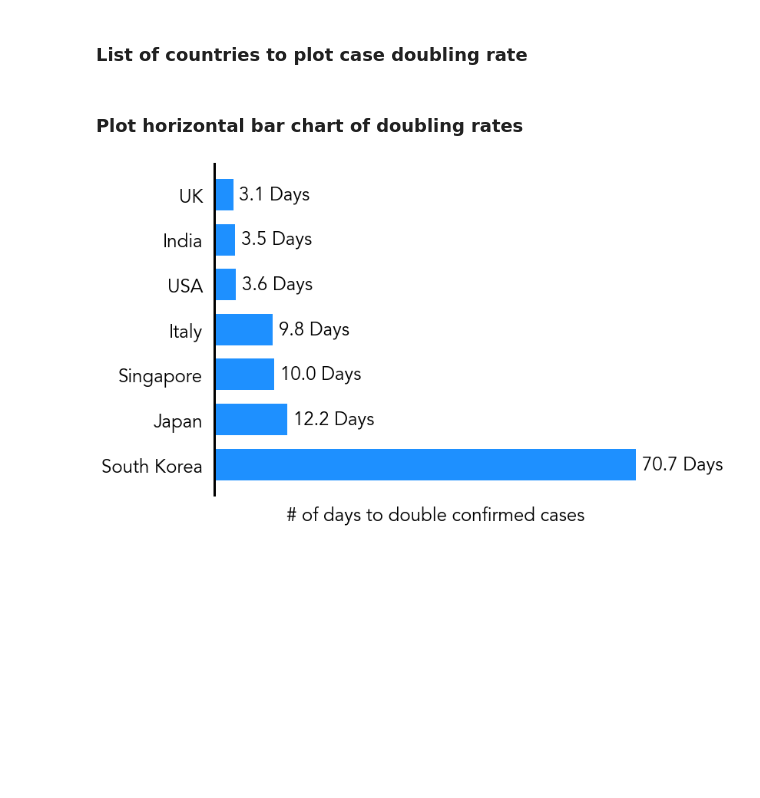
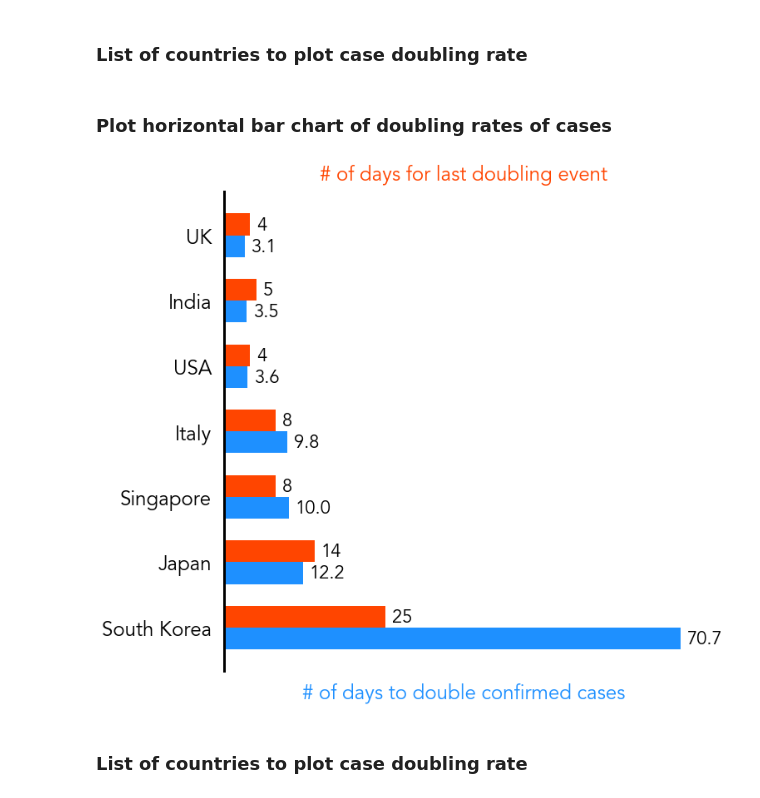
Before and after one commit to naveenv92/covid-19-visualization, a Jupyter notebook: covid_visualization.ipynb, the cells around one changed output. Drawn from its saved outputs; the diff is of its cells as text; code cells hidden in the pictures; blank space fills up the shorter version.

```diff
--- a/covid_visualization.ipynb
+++ b/covid_visualization.ipynb
@@ -91,7 +93,8 @@ for i in data_confirmed['Country/Region']:
         countries.append(i)
 
 # List of country names to highlight in the plot
-highlighted_countries = ['USA', 'UK', 'Italy', 'Spain', 'Japan', 'South Korea', 'India', 'Singapore']
+highlighted_countries = ['USA', 'UK', 'Italy', 'Spain', 'Japan', 'South Korea', 'India',
+                         'Singapore', 'Australia', 'Iran']
 # %% [markdown]
 ## Plot confirmed cases &ndash; starting at 100<sup>th</sup> case
 # %%
@@ -193,5 +202,5 @@ plt.show()
 # %%
-# Plot of confirmed cases
+# Plot of deaths
 
 # Change font and axis parameters
 mpl.rcParams['font.family'] = 'Avenir'
@@ -220,14 +229,14 @@ ax.yaxis.set_tick_params(which='major', size=15, width=3)
 ax.yaxis.set_tick_params(which='minor', size=10, width=3)
 
 # Add grid for readability of logarithmic axes
-ax.grid(color='#d9d9d9', linewidth=3, linestyle='--', alpha=0.5)
+ax.grid(color='#d9d9d9', linewidth=3, linestyle='--', alpha=0.3)
 
 # Range of plot (x-axis and y-axis)
 x_max = 41 # Days
 y_max = 3*10**4 # Cases
 
 # Padding for text labels
-left_pad = -0.5
+left_pad = -0.2
 
 # Lines for exponential increase (edit rate as desired)
 rate = [20] # percent change per day (list of values for plot)
@@ -255,10 +264,16 @@ for i in countries:
     if i in highlighted_countries and len(data) > 0:
         ax.plot(np.arange(0, len(data), 1), data, marker='o', ms=7, linewidth=2, color=colors(colorCounter), zorder=2)
         text = ax.text(len(data) + left_pad, data[-1], i, size=20, ha='left', va='center', color=colors(colorCounter))
-        text.set_path_effects([pe.Stroke(linewidth=4, foreground='w'), pe.Normal()])
+        text.set_path_effects([pe.Stroke(linewidth=5, foreground='w'), pe.Normal()])
         colorCounter += 1
     elif len(data) > 0 and showBackground:
         ax.plot(np.arange(0, len(data), 1), data, marker='o', linewidth=2, color=color_bg, alpha=0.2, zorder=1)
+
+# Plot China separately and truncate for comparison
+china_data = covidData('China', 3, 10)
+ax.plot(np.arange(0, x_max, 1), china_data[0:x_max], marker='o', ms=7, linewidth=2, color=colors(colorCounter), zorder=2)
+text = ax.text(x_max + left_pad, china_data[x_max], 'China (at ' + str(x_max - 1) + ' days)', size=20, ha='left', va='center', color=colors(colorCounter))
+text.set_path_effects([pe.Stroke(linewidth=5, foreground='w'), pe.Normal()])
 
 # Set x-axis tick intervals
 ax.xaxis.set_major_locator(mpl.ticker.MultipleLocator(10))
@@ -273,7 +288,7 @@ ax.set_xlabel(u'Days since 10$\mathregular{^{th}}$ death', labelpad=10)
 ax.set_ylabel('# of deaths', labelpad=10)
 
 # Set axis limits
-ax.set_xlim(-1, x_max)
+ax.set_xlim(-1, x_max + 3)
 ax.set_ylim(7, y_max)
 
 # Save plot (comment/uncomment as desired)
@@ -415,51 +469,74 @@ def doubling_rate(country, output=1):
 # %%
 countries = ['USA', 'UK', 'Italy', 'South Korea', 'Japan', 'Singapore', 'India']
 # %% [markdown]
-### Plot horizontal bar chart of doubling rates
+### Plot horizontal bar chart of doubling rates of cases
 # %%
-# Plot of doubling rate
+# Plot of doubling rate of cases
 
 mpl.rcParams['font.family'] = 'Avenir'
 plt.rcParams['axes.linewidth'] = 3
 plt.rcParams['font.size'] = 24
 
-fig = plt.figure(figsize=(8,6), facecolor='white')
+fig = plt.figure(figsize=(8,8), facecolor='white')
 ax = fig.add_axes([0, 0, 1, 1])
+ax2 = ax.twiny()
 
+# Remove spines on primary and secondary axes
 ax.spines['top'].set_visible(False)
 ax.spines['bottom'].set_visible(False)
 ax.spines['right'].set_visible(False)
+ax2.spines['top'].set_visible(False)
+ax2.spines['bottom'].set_visible(False)
+ax2.spines['right'].set_visible(False)
 
 ax.xaxis.set_tick_params(which='major', size=0)
 ax.yaxis.set_tick_params(which='major', size=0, pad=15)
+ax2.xaxis.set_tick_params(which='major', size=0)
 
 # Get doubling rate data
 double_rate = []
+double_event = []
 for i in countries:
-    double_rate.append(doubling_rate(i, 1))
+    double_rate.append(doubling_rate(i, 1)[0])
+    double_event.append(doubling_rate(i, 1)[1])
 
 # Sort the doubling rates from shortest to longest
 countries = [x for _, x in sorted(zip(double_rate, countries), reverse=True)]
+double_event = [x for _, x in sorted(zip(double_rate, double_event), reverse=True)]
 double_rate = sorted(double_rate, reverse=True)
 
+
+double_rate_y = np.arange(0, 3*len(countries), 3)
+double_event_y = np.arange(1, 3*len(countries) + 1, 3)
+
 # Plot horizontal bars for doubling rates
-ax.barh(countries, double_rate, height=0.7, align='center', color='#1e90ff')
+ax.barh(double_rate_y, double_rate, height=1, align='edge', color='#1e90ff')
+ax.barh(double_event_y, double_event, height=1, align='edge', color='#ff4500')
 
 # Places labels for the doubling rates
 padding = 1
 for i in range(len(countries)):
-    ax.text(double_rate[i] + padding, i, str(round(double_rate[i], 1)) + ' Days', ha='left', va='center')
+    ax.text(double_rate[i] + padding, double_rate_y[i], str(round(double_rate[i], 1)), size=22, ha='left', va='bottom')
+    ax.text(double_event[i] + padding, double_event_y[i], str(round(double_event[i], 1)), size=22, ha='left', va='bottom')
 
 # Remove x-tick labels
 ax.xaxis.set_ticklabels([])
+ax2.xaxis.set_ticklabels([])
+
+# Set country names for y-tick labels
+ax.set_yticks(double_event_y)
+ax.yaxis.set_ticklabels(countries)
 
 # Set x-axis label
-ax.set_xlabel('# of days to double confirmed cases', labelpad=10)
+ax.set_xlabel('# of days to double confirmed cases', labelpad=10, color='#1e90ff')
+ax2.set_xlabel('# of days for last doubling event', labelpad=10, color='#ff4500')
 
 # Save plot (comment/uncomment as desired)
 dpi = 300 # Resolution of image
 # plt.savefig('Doubling_Rate.png', dpi=dpi, bbox_inches='tight')
 
 plt.show()
 # %% [output]
-[figure, old version]
+[figure, new version]
+# %% [markdown]
+### List of countries to plot case doubling rate
```
Also changed, not shown: parts of 9 cells of this notebook.
